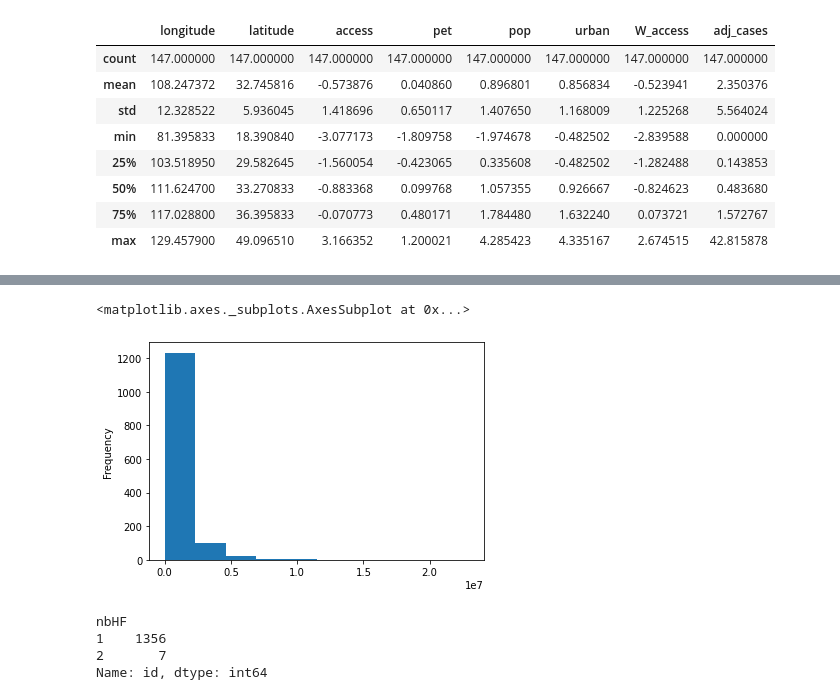
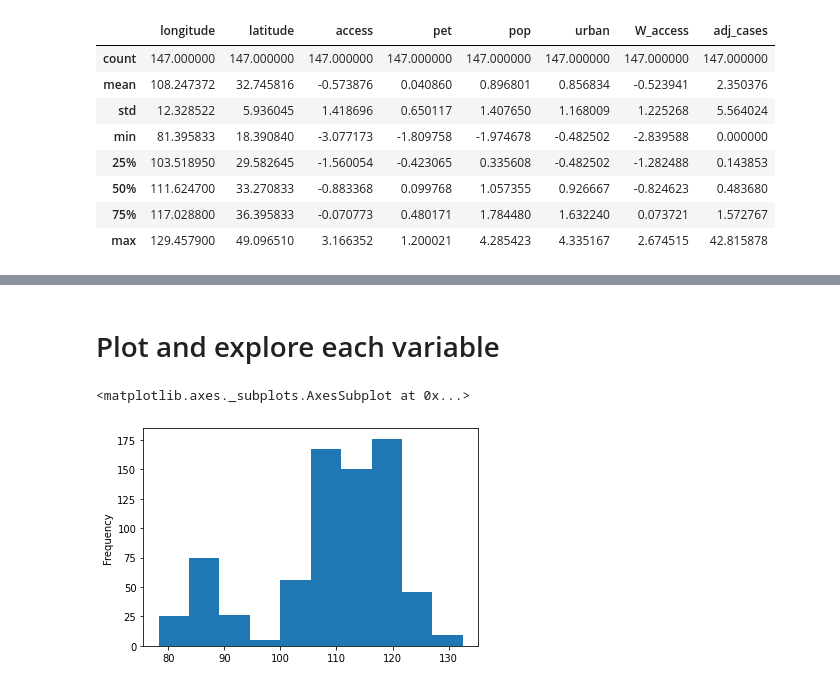
Before and after one commit to dsvanidze/replicability, a Jupyter notebook: jupyter-notebooks/data/exploration.ipynb, the cells around one changed output, grey strips where cells are left out. Cells and saved outputs as stored; diff of their text form; code cells hidden in the pictures.

```diff
--- a/jupyter-notebooks/data/exploration.ipynb
+++ b/jupyter-notebooks/data/exploration.ipynb
@@ -282,13 +94,7 @@ sample_data["urban"].plot.hist()
-# %%
-# "adjpop" column is the same as "pop" column
-sample_data["adjpop"].plot.hist()
-# %% [output]
-<matplotlib.axes._subplots.AxesSubplot at 0x...>
-[figure, removed]
-# %%
-sample_data.groupby("nbHF")["id"].nunique()
-# %% [output]
-nbHF
-1    1356
-2       7
-Name: id, dtype: int64
+# %% [markdown]
+# Plot and explore each variable
+# %%
+data["all"]["longitude"].plot.hist()
+# %% [output]
+<matplotlib.axes._subplots.AxesSubplot at 0x...>
+[figure, added]
```
Also changed, not shown: parts of 42 cells of this notebook.
